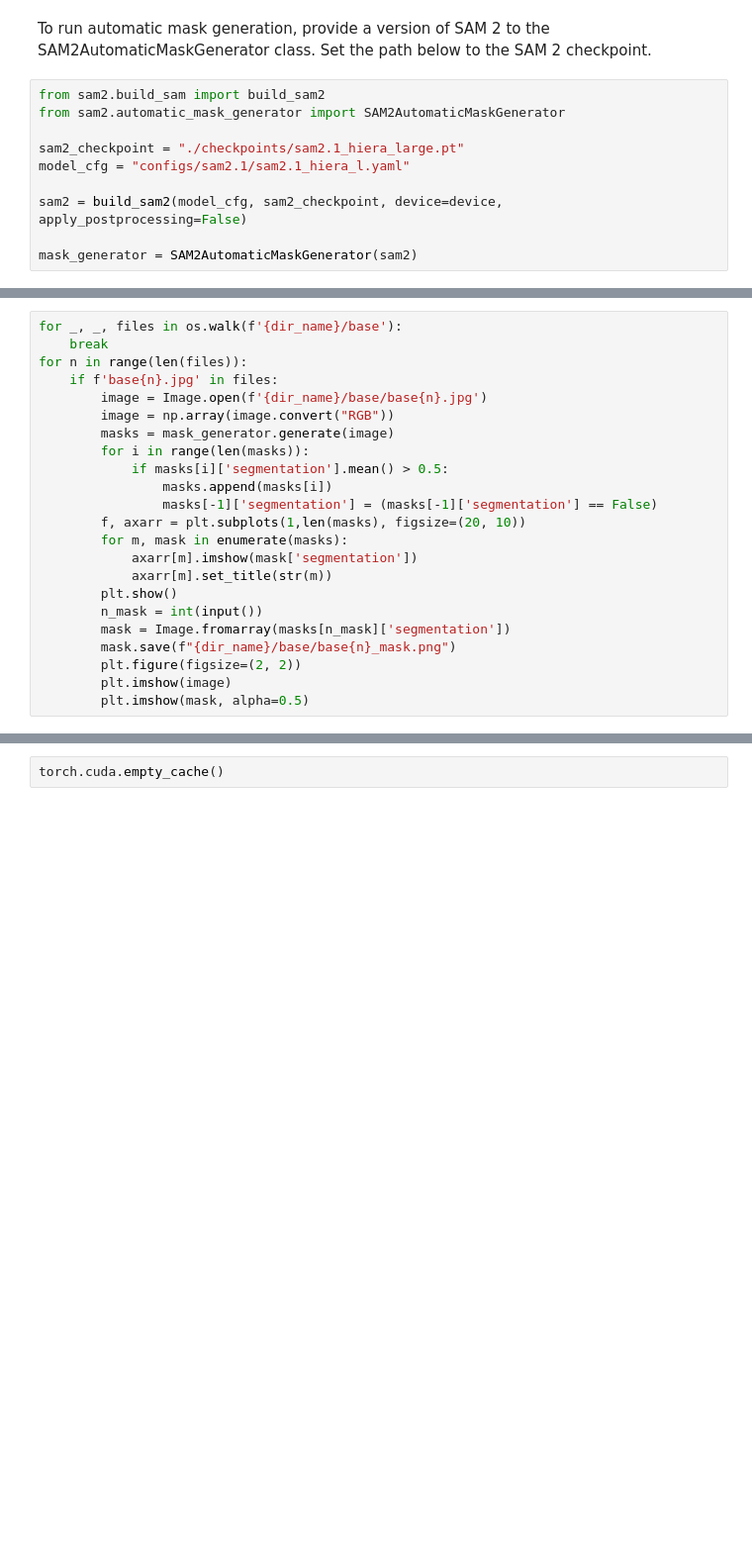
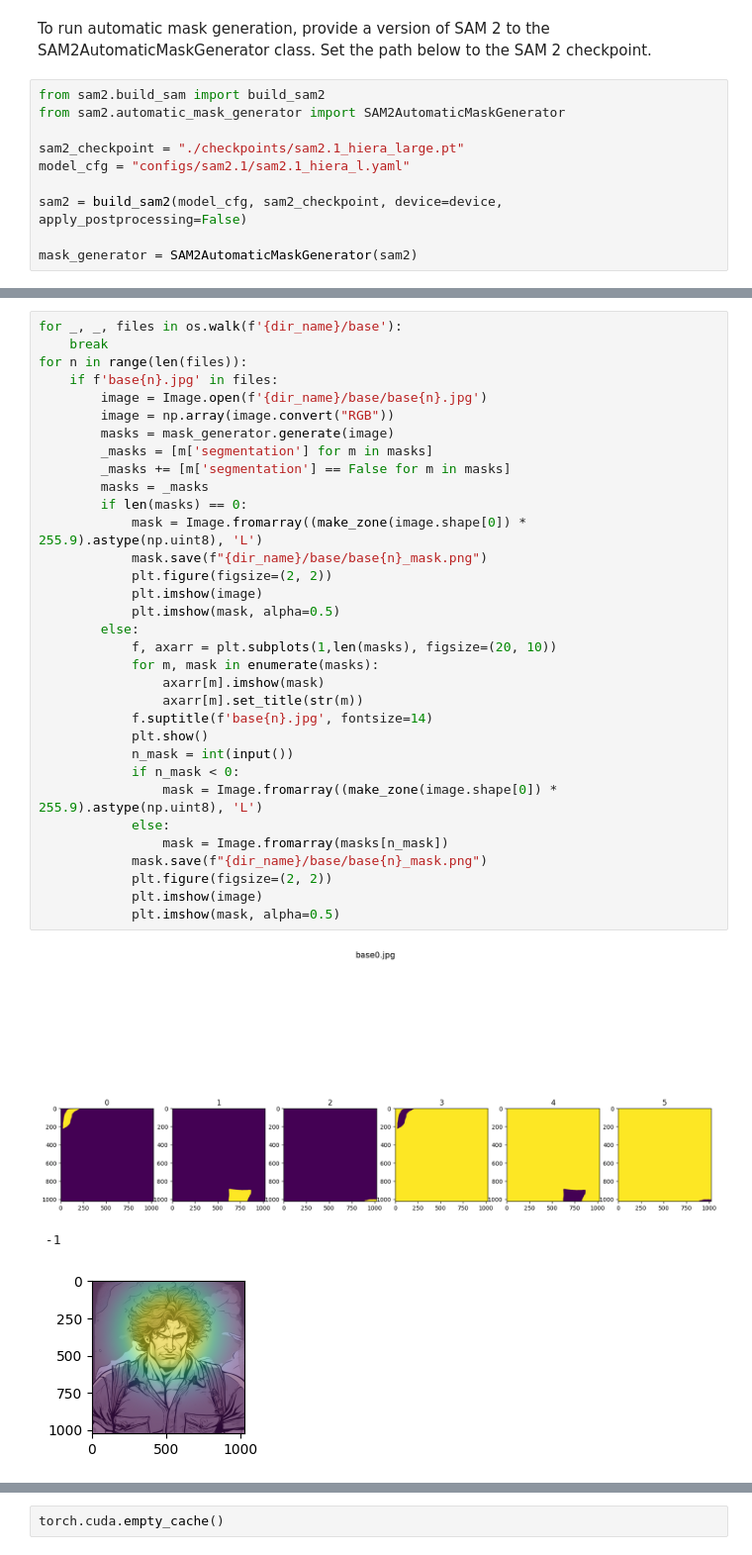
Before and after one commit to EkaterinaAdishcheva/Diploma, a Jupyter notebook: sam2/automatic_mask_generator_example.ipynb, the cells around one changed output, grey strips where cells are left out. Shown at 99% size. Cells and saved outputs as stored; diff of their text form; blank space fills up the shorter version.

```diff
--- a/sam2/automatic_mask_generator_example.ipynb
+++ b/sam2/automatic_mask_generator_example.ipynb
@@ -108,23 +136,37 @@ plt.imshow(mask, alpha=0.5)
 # %%
 for _, _, files in os.walk(f'{dir_name}/base'):
     break
 for n in range(len(files)):
     if f'base{n}.jpg' in files:
         image = Image.open(f'{dir_name}/base/base{n}.jpg')
         image = np.array(image.convert("RGB"))
         masks = mask_generator.generate(image)
-        for i in range(len(masks)):
-            if masks[i]['segmentation'].mean() > 0.5:
-                masks.append(masks[i])
-                masks[-1]['segmentation'] = (masks[-1]['segmentation'] == False)
-        f, axarr = plt.subplots(1,len(masks), figsize=(20, 10))
-        for m, mask in enumerate(masks):
-            axarr[m].imshow(mask['segmentation'])
-            axarr[m].set_title(str(m))
-        plt.show()
-        n_mask = int(input())
-        mask = Image.fromarray(masks[n_mask]['segmentation'])
-        mask.save(f"{dir_name}/base/base{n}_mask.png")
-        plt.figure(figsize=(2, 2))
-        plt.imshow(image)
-        plt.imshow(mask, alpha=0.5)
+        _masks = [m['segmentation'] for m in masks]
+        _masks += [m['segmentation'] == False for m in masks]
+        masks = _masks
+        if len(masks) == 0:
+            mask = Image.fromarray((make_zone(image.shape[0]) * 255.9).astype(np.uint8), 'L')
+            mask.save(f"{dir_name}/base/base{n}_mask.png")
+            plt.figure(figsize=(2, 2))
+            plt.imshow(image)
+            plt.imshow(mask, alpha=0.5)
+        else:
+            f, axarr = plt.subplots(1,len(masks), figsize=(20, 10))
+            for m, mask in enumerate(masks):
+                axarr[m].imshow(mask)
+                axarr[m].set_title(str(m))
+            f.suptitle(f'base{n}.jpg', fontsize=14)
+            plt.show()
+            n_mask = int(input())
+            if n_mask < 0:
+                mask = Image.fromarray((make_zone(image.shape[0]) * 255.9).astype(np.uint8), 'L')
+            else:
+                mask = Image.fromarray(masks[n_mask])
+            mask.save(f"{dir_name}/base/base{n}_mask.png")
+            plt.figure(figsize=(2, 2))
+            plt.imshow(image)
+            plt.imshow(mask, alpha=0.5)
+# %% [output]
+[figure, added]
+ -1
+[figure, added]
```
Also changed, not shown: parts of 7 cells of this notebook, 6 other files.
